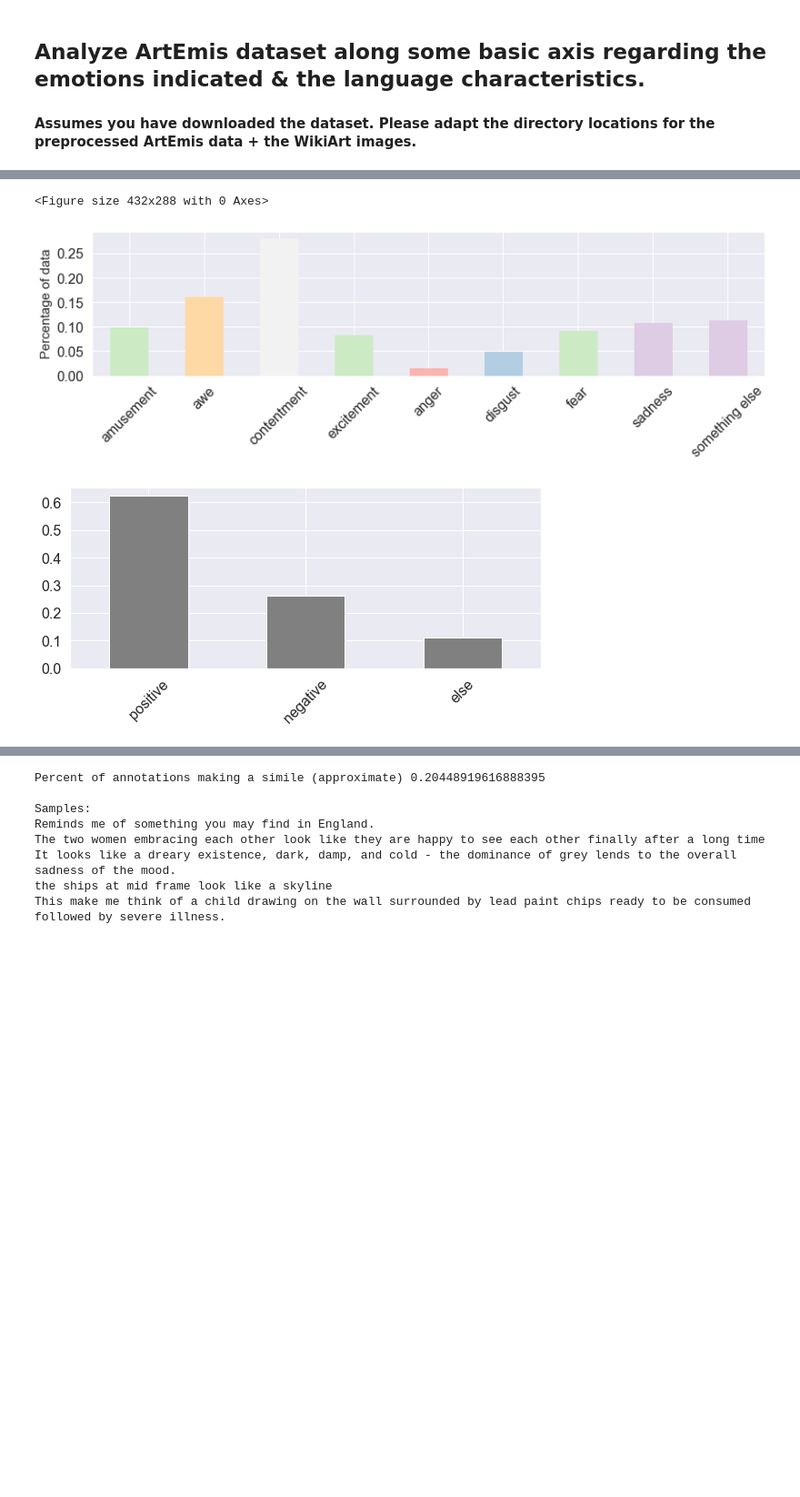
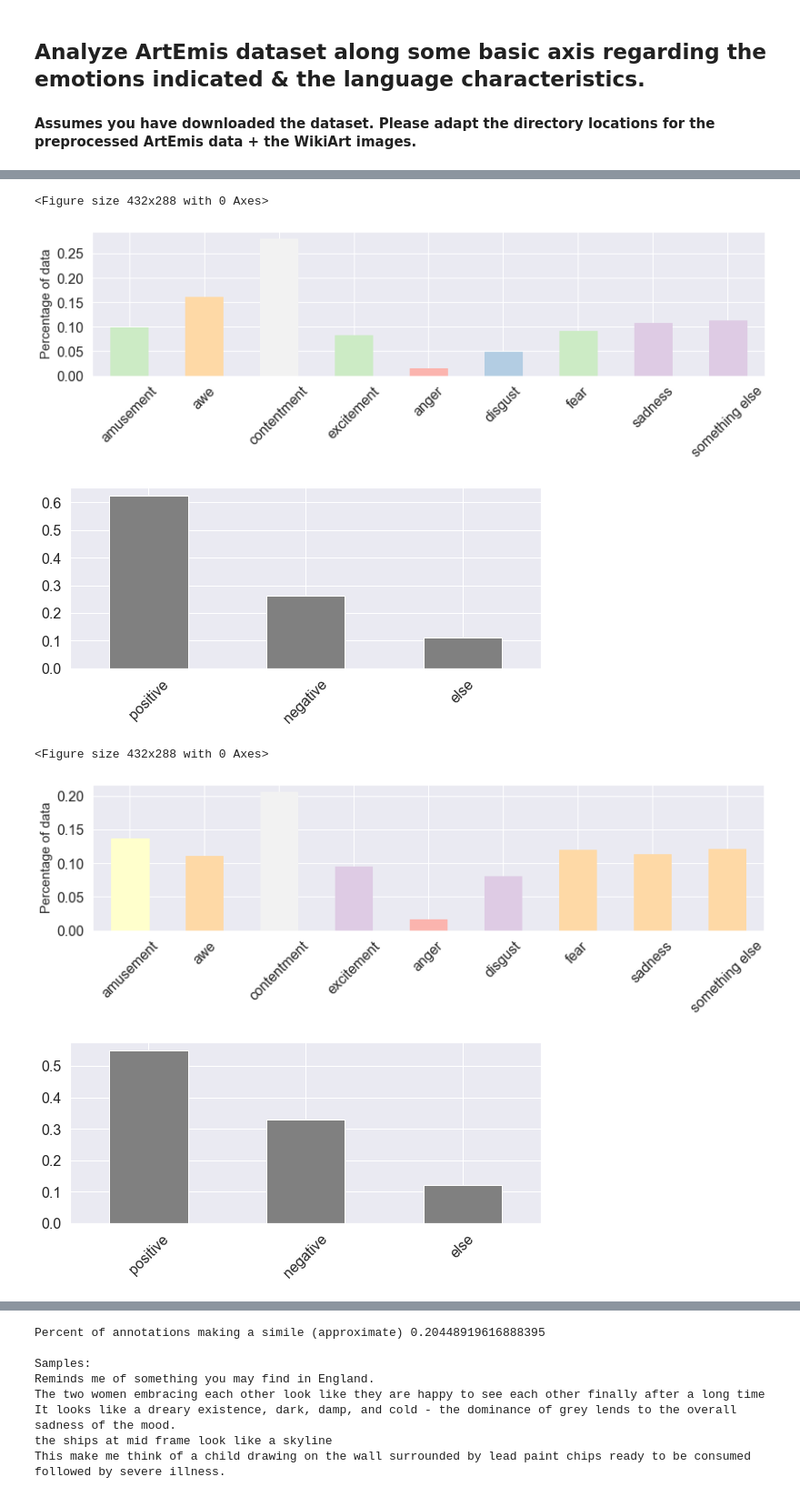
Before and after one commit to sendeniz/generative-adverserial-nets, a Jupyter notebook: artemis/notebooks/analysis/analyzing_artemis.ipynb, the cells around one changed output, grey strips where cells are left out. Shown at 91% size. Cells and saved outputs as stored; diff of their text form; code cells hidden in the pictures; blank space fills up the shorter version.

```diff
--- a/artemis/notebooks/analysis/analyzing_artemis.ipynb
+++ b/artemis/notebooks/analysis/analyzing_artemis.ipynb
@@ -43,0 +44,16 @@ print(f'{len(df)} annotations were loaded.')
+# %%
+# subset data
+subset_folders = 'Analytical_Cubism Cubism Expressionism Fauvism Synthetic_Cubism'
+
+subset_imgfiles = []
+
+for folder in subset_folders.split():
+    path = '/Users/sen/Documents/University/Leiden/3/Advances_Neural_Nets/wikiart/' + folder
+    subset_imgfiles += [f for f in listdir(path) if isfile(join(path, f))]
+
+subset_imgfiles = [s.strip('.jpg') for s in subset_imgfiles]
+intersec = list(set(subset_imgfiles) & set(list(df['painting'])))
+df_sub = df
+df_sub['bool_index'] = df_sub["painting"].isin(intersec)
+df_sub = df_sub.loc[df_sub['bool_index'] == True]
+print(f'{len(df_sub)} annotations were loaded from the subsetted data-set.')
@@ -154,10 +243,16 @@ SADNESS:        This is kinda sad with the colors used to depict the woman sitti
 # %%
 ##
 ## make a histogram of the emotions
 ##
 df_to_emotion_histogram(df)
+
+# histogram for subset data
+df_to_emotion_histogram(df_sub)
 # %% [output]
 [<Figure size 864x288 with 1 Axes>, <Figure size 576x288 with 1 Axes>]
 <Figure size 432x288 with 0 Axes>
 [figure]
 [figure]
+<Figure size 432x288 with 0 Axes>
+[figure, added]
+[figure, added]
```
Also changed, not shown: parts of 24 cells of this notebook, 3 other files.
